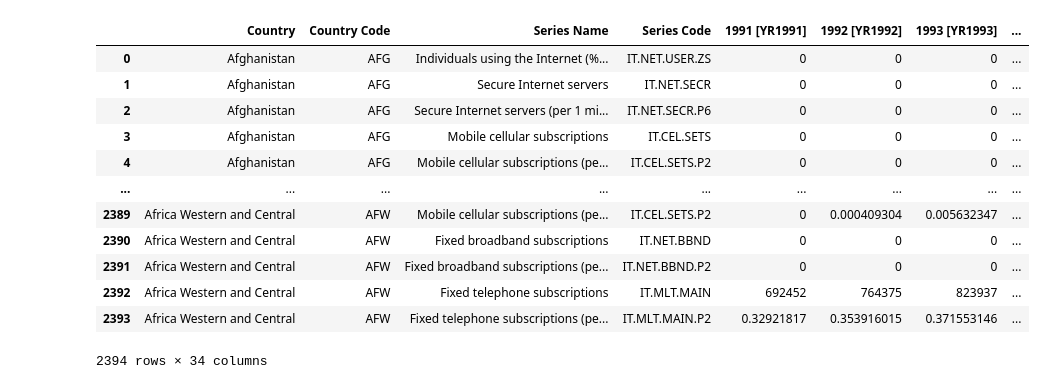
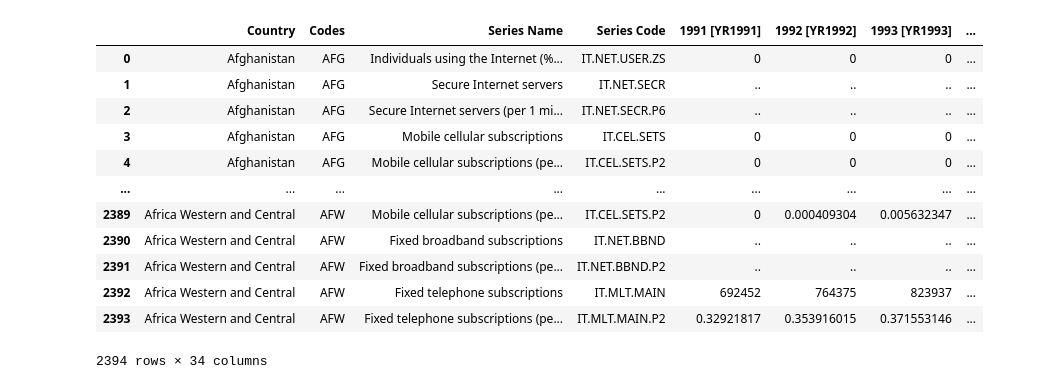
Before and after one commit to khadra1/Project-3-Connectivity, a Jupyter notebook: notebooks/cleaning_data.ipynb, the cells around one changed output. Saved outputs shown, nothing was run; the diff lists cells and outputs as text; code cells hidden in the pictures.

```diff
--- a/notebooks/cleaning_data.ipynb
+++ b/notebooks/cleaning_data.ipynb
@@ -2,20 +3,20 @@
 import pandas as pd
 # %%
+# Import the world internet data from world bank and rename columns for merging with location data
 world_data= pd.read_csv("../Resources/data-raw/Data_Extract_From_World_Development_Indicators/world_bank_internet_data.csv", skiprows=[2395,2396,2397,2398,2399,2400])
-world_data.rename(columns={"Country Name": "Country", ""}, inplace=True)
-colnames(df)<-sub("^[^_]*_","",colnames(df))
-world_data.replace("..",0)
+world_data.rename(columns={"Country Name": "Country", "Country Code": "Codes"}, inplace=True)
+world_data
 # %% [output]
-|  | Country | Country Code | Series Name | Series Code | 1991 [YR1991] | 1992 [YR1992] | 1993 [YR1993] | ... |
+|  | Country | Codes | Series Name | Series Code | 1991 [YR1991] | 1992 [YR1992] | 1993 [YR1993] | ... |
 | 0 | Afghanistan | AFG | Individuals using the Internet (%... | IT.NET.USER.ZS | 0 | 0 | 0 | ... |
-| 1 | Afghanistan | AFG | Secure Internet servers | IT.NET.SECR | 0 | 0 | 0 | ... |
-| 2 | Afghanistan | AFG | Secure Internet servers (per 1 mi... | IT.NET.SECR.P6 | 0 | 0 | 0 | ... |
+| 1 | Afghanistan | AFG | Secure Internet servers | IT.NET.SECR | .. | .. | .. | ... |
+| 2 | Afghanistan | AFG | Secure Internet servers (per 1 mi... | IT.NET.SECR.P6 | .. | .. | .. | ... |
 | 3 | Afghanistan | AFG | Mobile cellular subscriptions | IT.CEL.SETS | 0 | 0 | 0 | ... |
 | 4 | Afghanistan | AFG | Mobile cellular subscriptions (pe... | IT.CEL.SETS.P2 | 0 | 0 | 0 | ... |
 | ... | ... | ... | ... | ... | ... | ... | ... | ... |
 | 2389 | Africa Western and Central | AFW | Mobile cellular subscriptions (pe... | IT.CEL.SETS.P2 | 0 | 0.000409304 | 0.005632347 | ... |
-| 2390 | Africa Western and Central | AFW | Fixed broadband subscriptions | IT.NET.BBND | 0 | 0 | 0 | ... |
-| 2391 | Africa Western and Central | AFW | Fixed broadband subscriptions (pe... | IT.NET.BBND.P2 | 0 | 0 | 0 | ... |
+| 2390 | Africa Western and Central | AFW | Fixed broadband subscriptions | IT.NET.BBND | .. | .. | .. | ... |
+| 2391 | Africa Western and Central | AFW | Fixed broadband subscriptions (pe... | IT.NET.BBND.P2 | .. | .. | .. | ... |
 | 2392 | Africa Western and Central | AFW | Fixed telephone subscriptions | IT.MLT.MAIN | 692452 | 764375 | 823937 | ... |
 | 2393 | Africa Western and Central | AFW | Fixed telephone subscriptions (pe... | IT.MLT.MAIN.P2 | 0.32921817 | 0.353916015 | 0.371553146 | ... |
 2394 rows × 34 columns
```
Also changed, not shown: parts of 6 cells of this notebook, 13 other files.
